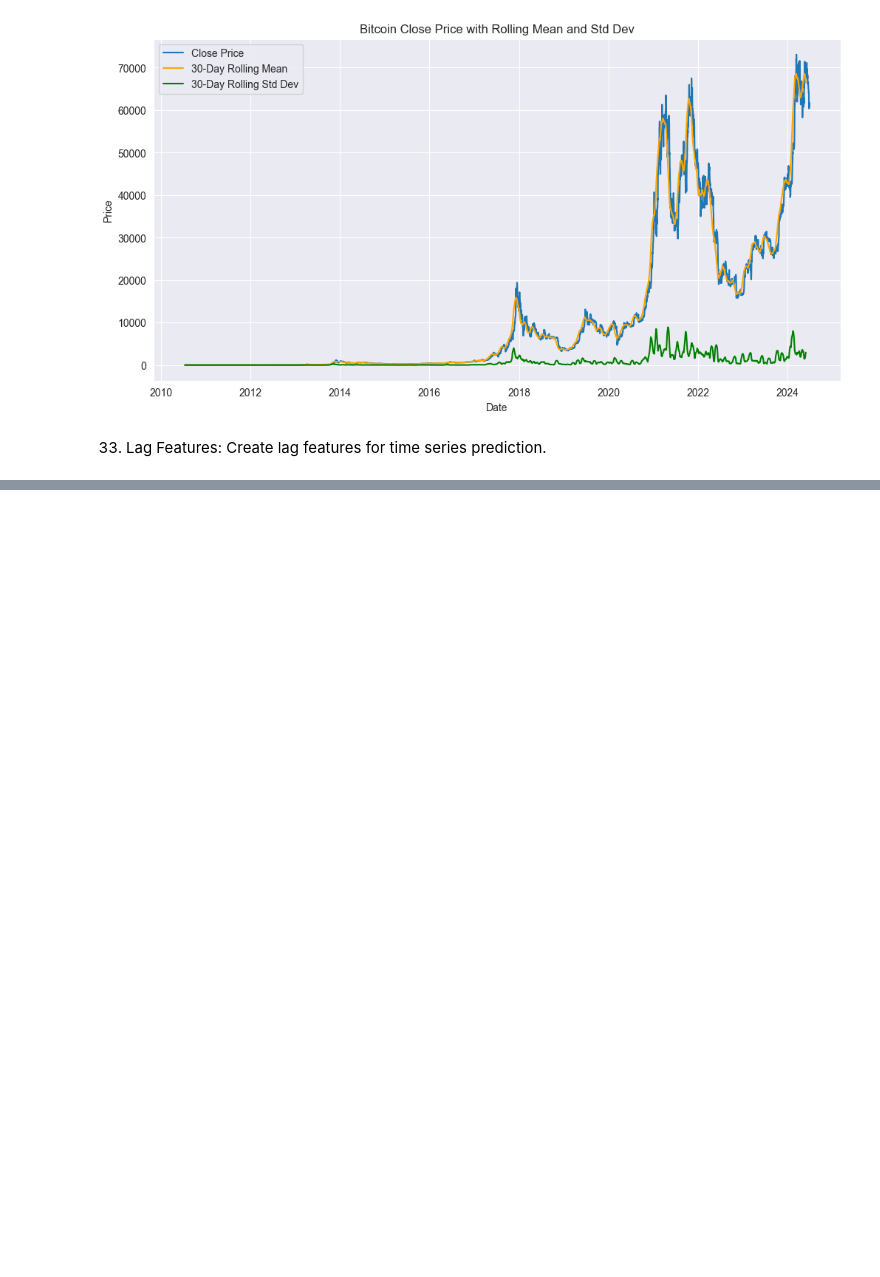
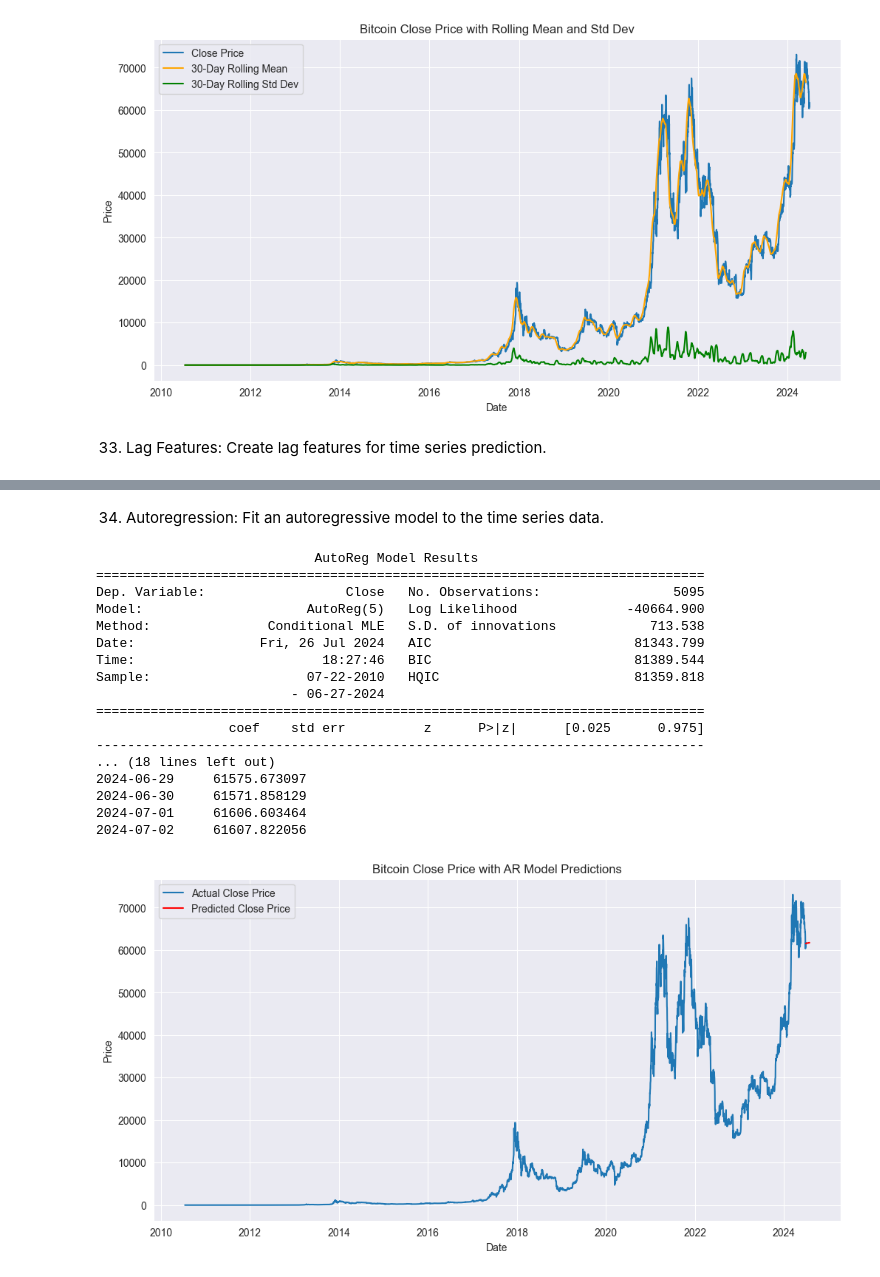
Before and after one commit to ZygimantasB/LLM-practice, a Jupyter notebook: LM practice/kagle/crypto.ipynb, the cells around one changed output, grey strips where cells are left out. Cells and saved outputs as stored; diff of their text form; code cells hidden in the pictures; blank space fills up the shorter version.

```diff
--- a/LM practice/kagle/crypto.ipynb
+++ b/LM practice/kagle/crypto.ipynb
@@ -874,0 +944,70 @@ plt.show()
+# %% [markdown]
+34. Autoregression: Fit an autoregressive model to the time series data.
+# %%
+from statsmodels.tsa.ar_model import AutoReg
+
+df_path = Path('../../DATASETS/bitcoin_2010-07-17_2024-06-28.csv')
+df = pd.read_csv(df_path)
+
+# Convert 'Start' to datetime format
+df['Start'] = pd.to_datetime(df['Start'])
+
+# Ensure 'Close' is numeric
+df['Close'] = pd.to_numeric(df['Close'], errors='coerce')
+
+# Drop any rows with missing 'Close' values
+df.dropna(subset=['Close'], inplace=True)
+
+# Set 'Start' as the index
+df.set_index('Start', inplace=True)
+
+# Ensure the date index is monotonic
+df = df.sort_index()
+
+# Set the frequency of the date index
+df = df.asfreq('D')
+
+# Fit the AR model with a lag of 5
+model = AutoReg(df['Close'], lags=5)
+model_fit = model.fit()
+
+# Display the model summary
+print(model_fit.summary())
+
+# Make predictions
+predictions = model_fit.predict(start=len(df), end=len(df) + 29, dynamic=False)
+
+# Create a DataFrame to hold the predictions
+predictions_df = pd.DataFrame(predictions, index=pd.date_range(start=df.index[-1] + pd.Timedelta(days=1), periods=30, freq='D'), columns=['Predicted_Close'])
+
+# Display the predictions
+print(predictions_df.head())
+
+# Plot the actual 'Close' prices and the predicted 'Close' prices
+plt.figure(figsize=(12, 6))
+plt.plot(df['Close'], label='Actual Close Price')
+plt.plot(predictions_df['Predicted_Close'], label='Predicted Close Price', color='red')
+plt.title('Bitcoin Close Price with AR Model Predictions')
+plt.xlabel('Date')
+plt.ylabel('Price')
+plt.legend()
+plt.show()
+# %% [output]
+                            AutoReg Model Results
+==============================================================================
+Dep. Variable:                  Close   No. Observations:                 5095
+Model:                     AutoReg(5)   Log Likelihood              -40664.900
+Method:               Conditional MLE   S.D. of innovations            713.538
+Date:                Fri, 26 Jul 2024   AIC                          81343.799
+Time:                        18:27:46   BIC                          81389.544
+Sample:                    07-22-2010   HQIC                         81359.818
+                         - 06-27-2024
+==============================================================================
+                 coef    std err          z      P>|z|      [0.025      0.975]
+------------------------------------------------------------------------------
+... (18 lines left out)
+2024-06-29     61575.673097
+2024-06-30     61571.858129
+2024-07-01     61606.603464
+2024-07-02     61607.822056
+[figure, added]
```
Also changed, not shown: parts of 16 cells of this notebook, 1 other file.
